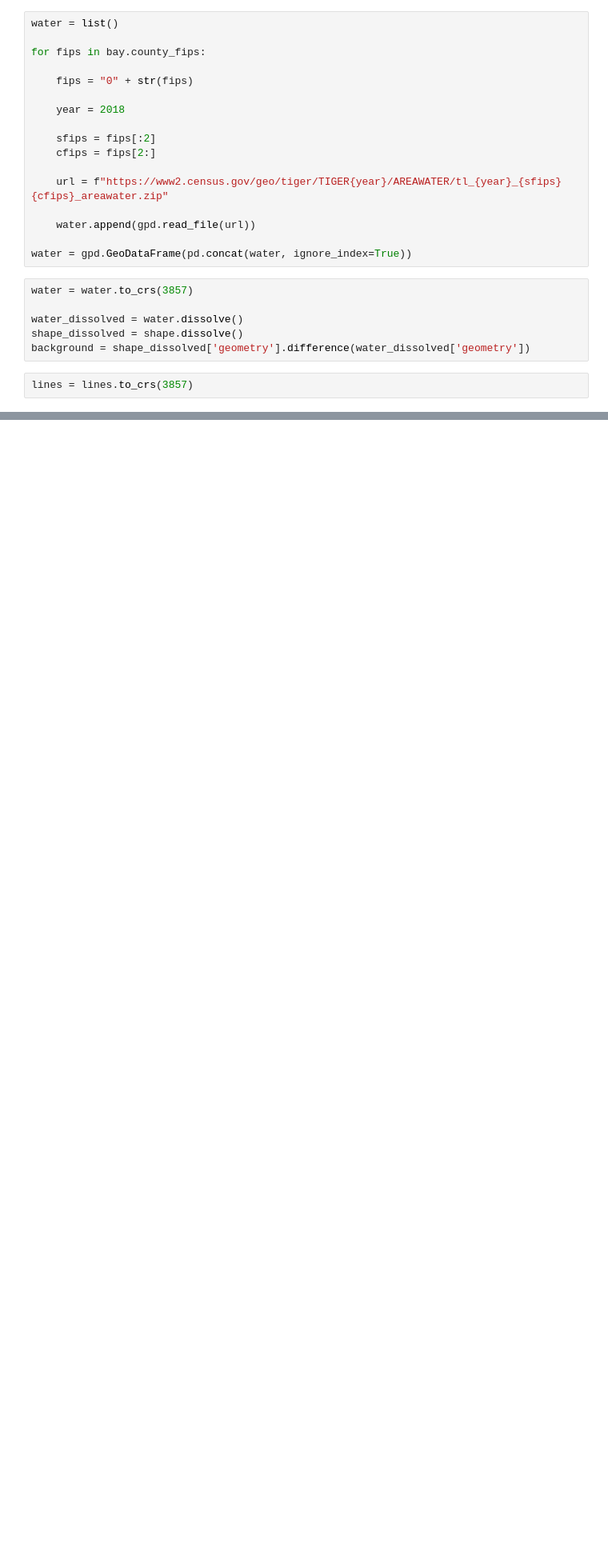
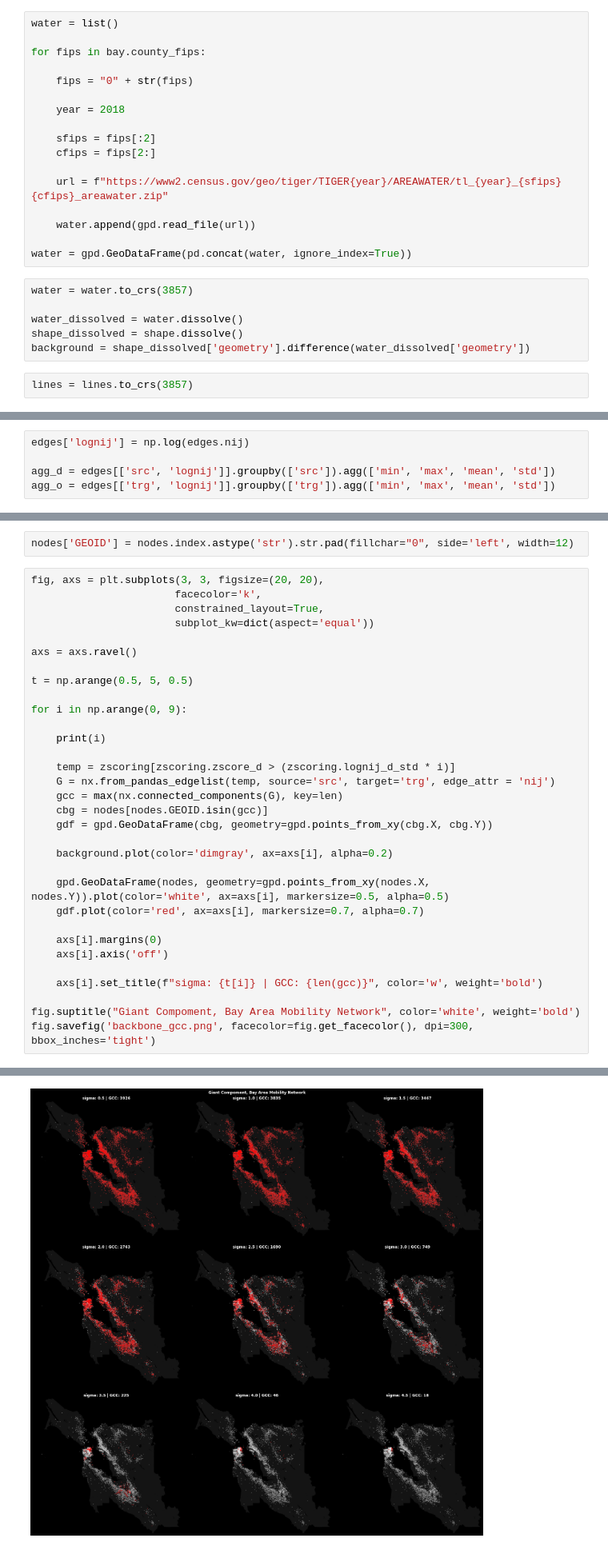
Before and after one commit to asrenninger/networks, a Jupyter notebook: python/backbone.ipynb, the cells around one changed output, grey strips where cells are left out. Shown at 80% size. Saved outputs shown, nothing was run; the diff lists cells and outputs as text; blank space fills up the shorter version.

```diff
--- a/python/backbone.ipynb
+++ b/python/backbone.ipynb
@@ -146,0 +156,5 @@ fig.savefig('backbone_noisecorrected.png', facecolor=fig.get_facecolor(), dpi=30
+# %%
+edges['lognij'] = np.log(edges.nij)
+
+agg_d = edges[['src', 'lognij']].groupby(['src']).agg(['min', 'max', 'mean', 'std'])
+agg_o = edges[['trg', 'lognij']].groupby(['trg']).agg(['min', 'max', 'mean', 'std'])
@@ -377,0 +494,35 @@ def maximum_spanning_tree(table, undirected = False):
+# %%
+nodes['GEOID'] = nodes.index.astype('str').str.pad(fillchar="0", side='left', width=12)
+# %%
+fig, axs = plt.subplots(3, 3, figsize=(20, 20),
+                       facecolor='k',
+                       constrained_layout=True,
+                       subplot_kw=dict(aspect='equal'))
+
+axs = axs.ravel()
+
+t = np.arange(0.5, 5, 0.5)
+
+for i in np.arange(0, 9):
+
+    print(i)
+
+    temp = zscoring[zscoring.zscore_d > (zscoring.lognij_d_std * i)]
+    G = nx.from_pandas_edgelist(temp, source='src', target='trg', edge_attr = 'nij')
+    gcc = max(nx.connected_components(G), key=len)
+    cbg = nodes[nodes.GEOID.isin(gcc)]
+    gdf = gpd.GeoDataFrame(cbg, geometry=gpd.points_from_xy(cbg.X, cbg.Y))
+
+    background.plot(color='dimgray', ax=axs[i], alpha=0.2)
+
+    gpd.GeoDataFrame(nodes, geometry=gpd.points_from_xy(nodes.X, nodes.Y)).plot(color='white', ax=axs[i], markersize=0.5, alpha=0.5)
+    gdf.plot(color='red', ax=axs[i], markersize=0.7, alpha=0.7)
+
+    axs[i].margins(0)
+    axs[i].axis('off')
+
+    axs[i].set_title(f"sigma: {t[i]} | GCC: {len(gcc)}", color='w', weight='bold')
+
+fig.suptitle("Giant Compoment, Bay Area Mobility Network", color='white', weight='bold')
+fig.savefig('backbone_gcc.png', facecolor=fig.get_facecolor(), dpi=300, bbox_inches='tight')
+# %% [output]
@@ -377,0 +538 @@ def maximum_spanning_tree(table, undirected = False):
+[figure, added]
```
Also changed, not shown: parts of 12 cells of this notebook.
